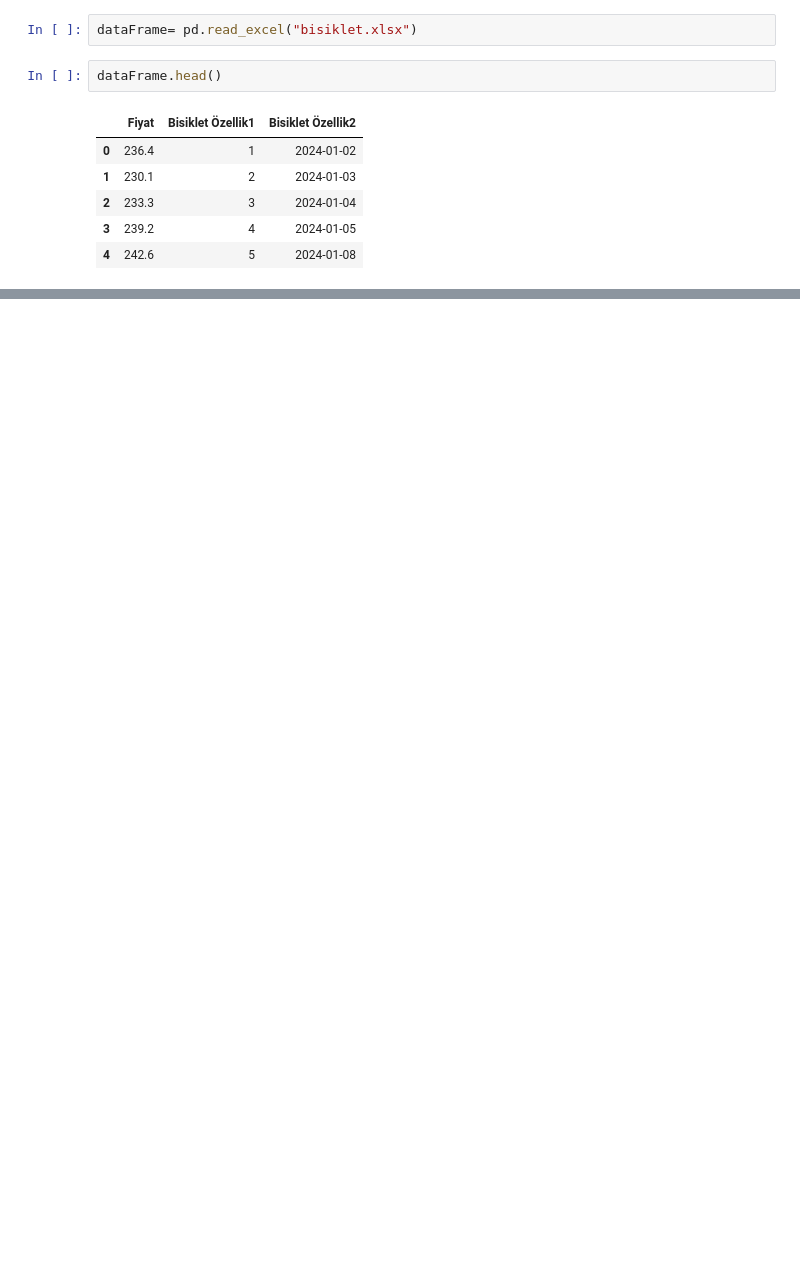
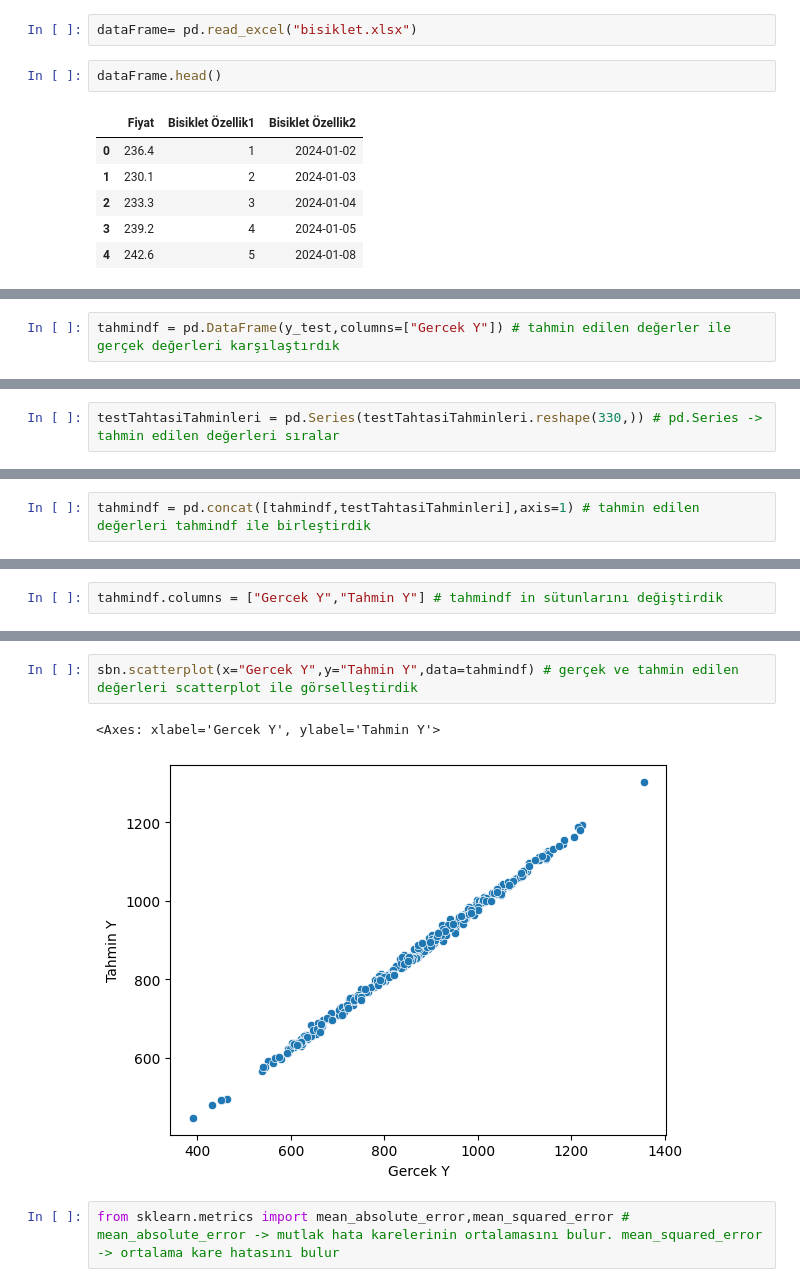
Before and after one commit to SELIMCNR/Python-learning-Jupiter, a Jupyter notebook: 29-TenserFlow.ipynb, the cells around one changed output, grey strips where cells are left out. Cells and saved outputs as stored; diff of their text form; blank space fills up the shorter version.

```diff
--- a/29-TenserFlow.ipynb
+++ b/29-TenserFlow.ipynb
@@ -21,0 +213,2 @@ NameError: name 'sbn' is not defined
+# %%
+tahmindf = pd.DataFrame(y_test,columns=["Gercek Y"]) # tahmin edilen değerler ile gerçek değerleri karşılaştırdık
@@ -21,0 +231,2 @@ NameError: name 'sbn' is not defined
+# %%
+testTahtasiTahminleri = pd.Series(testTahtasiTahminleri.reshape(330,)) # pd.Series -> tahmin edilen değerleri sıralar
@@ -21,0 +248,2 @@ NameError: name 'sbn' is not defined
+# %%
+tahmindf = pd.concat([tahmindf,testTahtasiTahminleri],axis=1) # tahmin edilen değerleri tahmindf ile birleştirdik
@@ -21,0 +266,2 @@ NameError: name 'sbn' is not defined
+# %%
+tahmindf.columns = ["Gercek Y","Tahmin Y"] # tahmindf in sütunlarını değiştirdik
@@ -21,0 +284,7 @@ NameError: name 'sbn' is not defined
+# %%
+sbn.scatterplot(x="Gercek Y",y="Tahmin Y",data=tahmindf) # gerçek ve tahmin edilen değerleri scatterplot ile görselleştirdik
+# %% [output]
+<Axes: xlabel='Gercek Y', ylabel='Tahmin Y'>
+[figure, added]
+# %%
+from sklearn.metrics import mean_absolute_error,mean_squared_error # mean_absolute_error -> mutlak hata karelerinin ortalamasını bulur. mean_squared_error -> ortalama kare hatasını bulur
```
Also changed, not shown: parts of 48 cells of this notebook, 3 other files.
